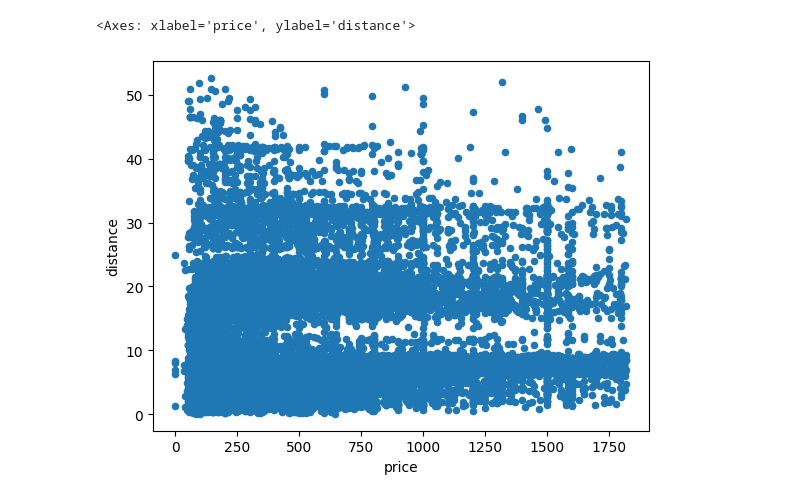
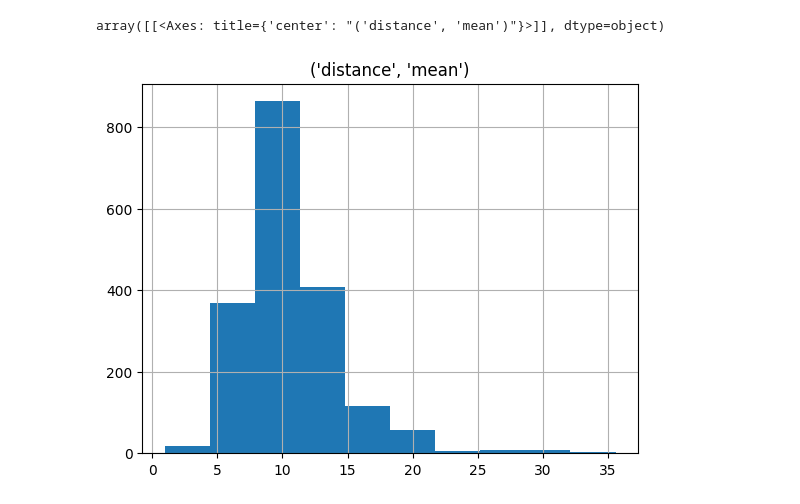
Before and after one commit to matheusogura/prediction_house_price_from_airbnb, a Jupyter notebook: Notebooks/Correlações.ipynb, the cells around one changed output. Drawn from its saved outputs; the diff is of its cells as text; code cells hidden in the pictures.

```diff
--- a/Notebooks/Correlações.ipynb
+++ b/Notebooks/Correlações.ipynb
@@ -52,5 +46,5 @@ df.groupby('distance').agg({'price':['mean']}).plot()
 # %%
-df.plot(kind='scatter', x='price', y='distance')
+df.groupby('price').agg({'distance':['mean']}).hist(bins=10)
 # %% [output]
-<Axes: xlabel='price', ylabel='distance'>
+array([[<Axes: title={'center': "('distance', 'mean')"}>]], dtype=object)
-[figure, old version]
+[figure, new version]
```
Also changed, not shown: parts of 9 cells of this notebook.
